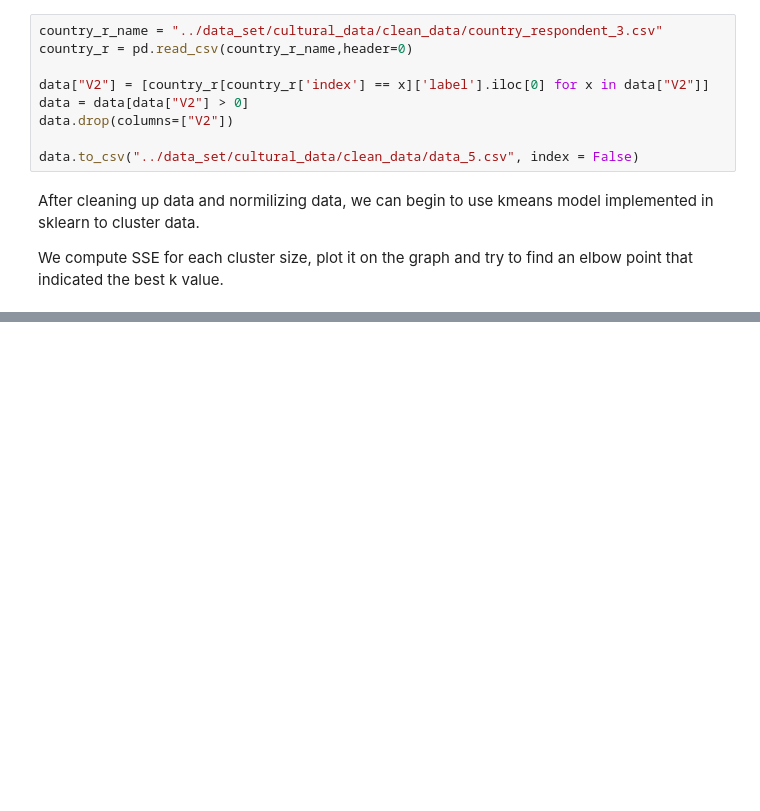
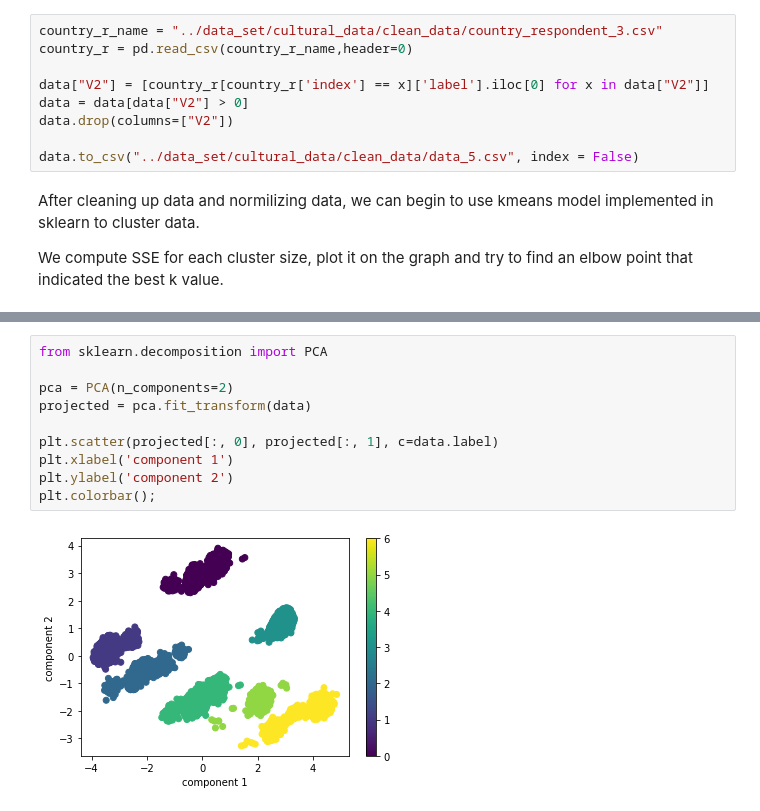
Before and after one commit to The2018/cultural-study, a Jupyter notebook: data cleaning.ipynb, the cells around one changed output, grey strips where cells are left out. Cells and saved outputs as stored; diff of their text form; blank space fills up the shorter version.

```diff
--- a/data cleaning.ipynb
+++ b/data cleaning.ipynb
@@ -286,0 +375,12 @@ print(result)
+# %%
+from sklearn.decomposition import PCA
+
+pca = PCA(n_components=2)
+projected = pca.fit_transform(data)
+
+plt.scatter(projected[:, 0], projected[:, 1], c=data.label)
+plt.xlabel('component 1')
+plt.ylabel('component 2')
+plt.colorbar();
+# %% [output]
+[figure, added]
```
Also changed, not shown: parts of 12 cells of this notebook.
